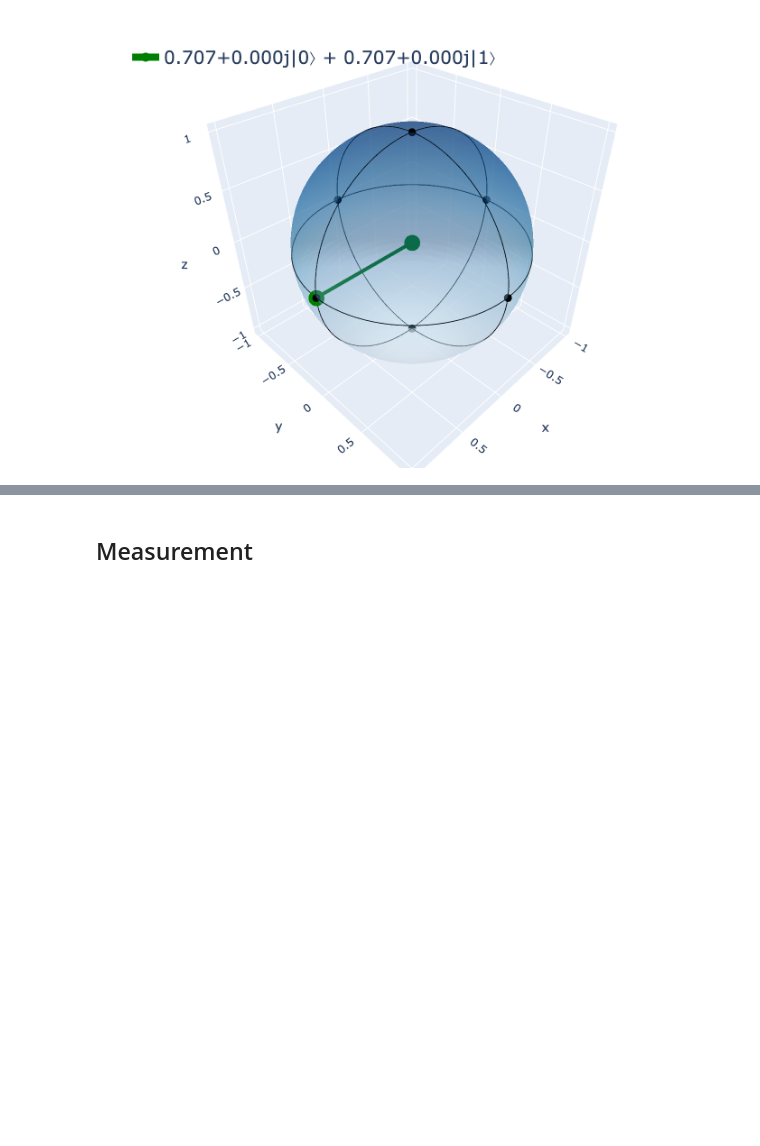
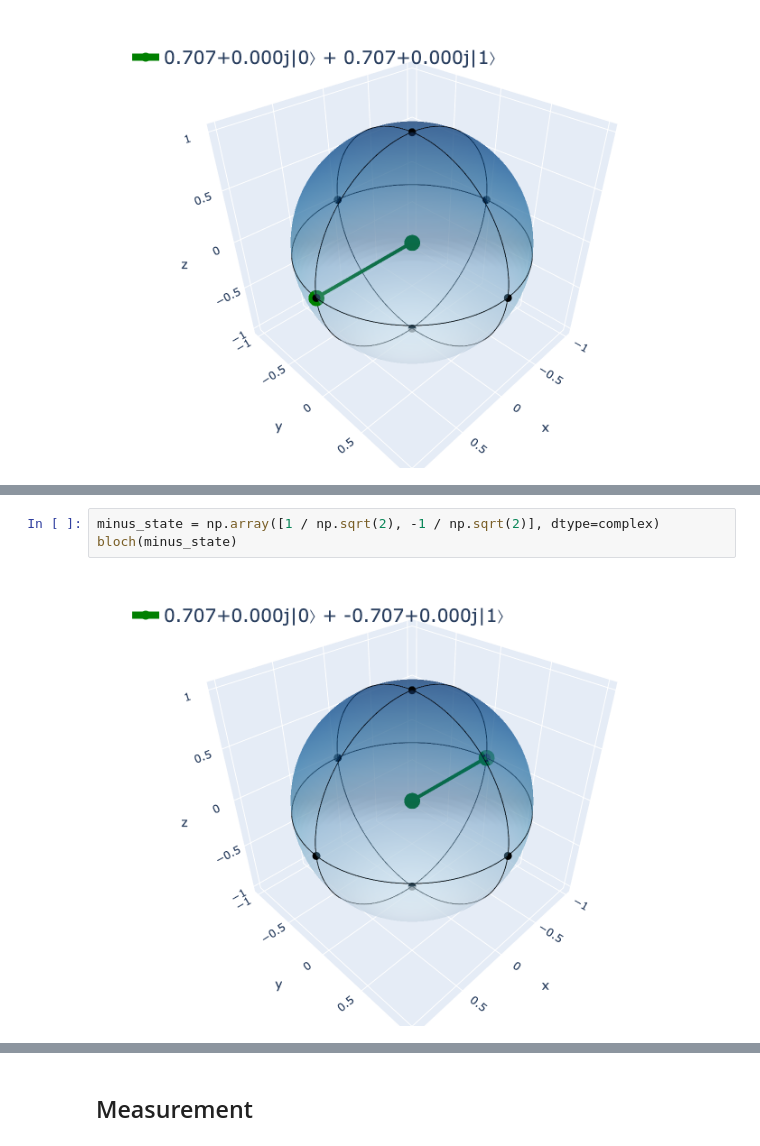
Before and after one commit to CarloLepelaars/q4p, a Jupyter notebook: nbs/01-the-qubit.ipynb, the cells around one changed output, grey strips where cells are left out. Drawn from its saved outputs; the diff is of its cells as text; blank space fills up the shorter version.

```diff
--- a/nbs/01-the-qubit.ipynb
+++ b/nbs/01-the-qubit.ipynb
@@ -247,0 +257,5 @@ bloch(plus_state)
+# %%
+minus_state = np.array([1 / np.sqrt(2), -1 / np.sqrt(2)], dtype=complex)
+bloch(minus_state)
+# %% [output]
+[figure, added]
```
Also changed, not shown: parts of 23 cells of this notebook, 2 other files.
